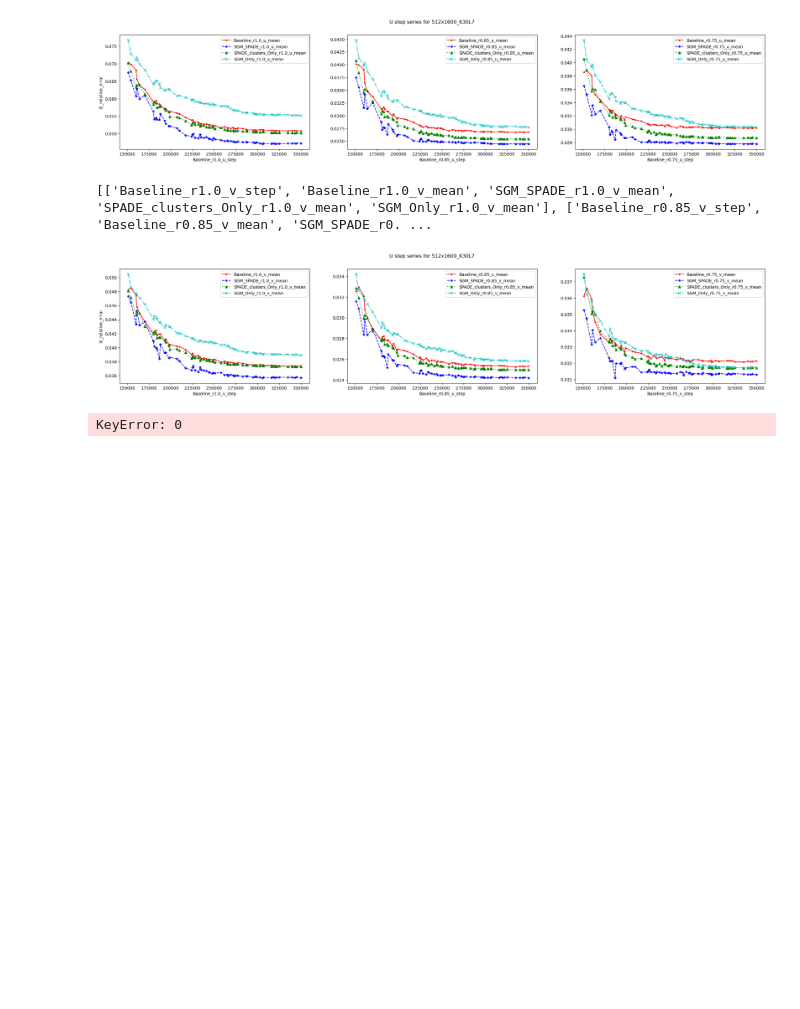
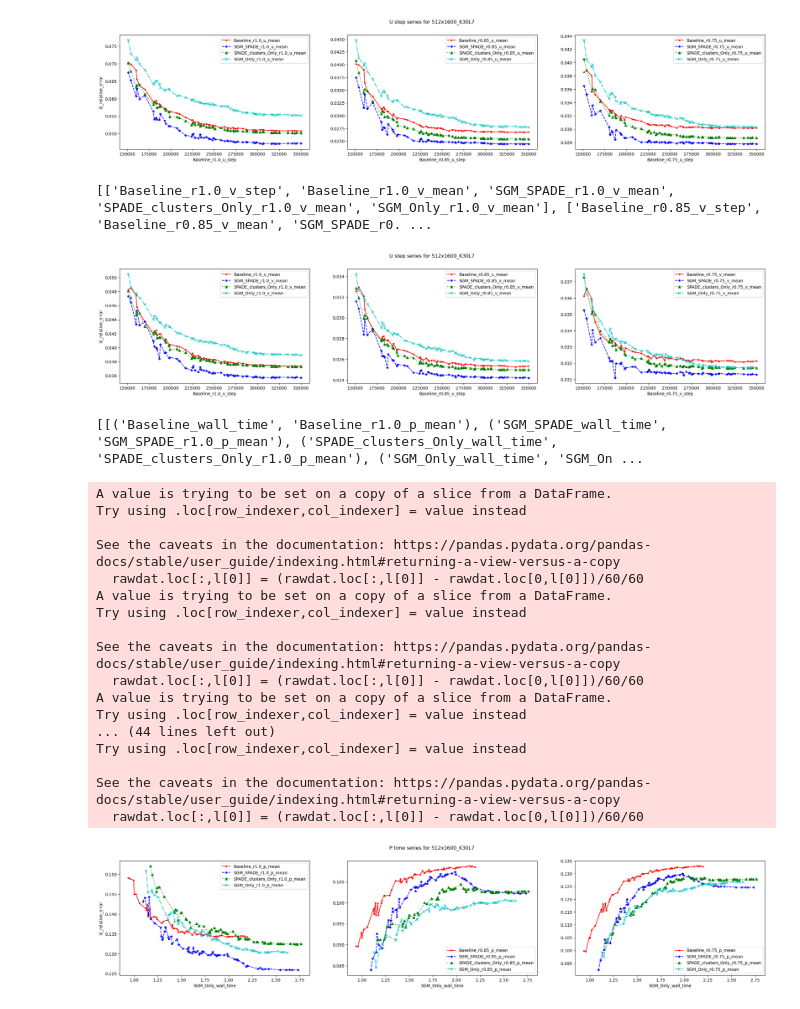
Before and after one commit to janticev/tensorboard-aggregator-modulus22, a Jupyter notebook: datagrabbing.ipynb, the cells around one changed output. Drawn from its saved outputs; the diff is of its cells as text; code cells hidden in the pictures; blank space fills up the shorter version.

Commit message:
Desktop_time_grapphs

```diff
--- a/datagrabbing.ipynb
+++ b/datagrabbing.ipynb
@@ -177,20 +177,58 @@ for i in range(len(dataframes)):
 [['Baseline_r1.0_v_step', 'Baseline_r1.0_v_mean', 'SGM_SPADE_r1.0_v_mean', 'SPADE_clusters_Only_r1.0_v_mean', 'SGM_Only_r1.0_v_mean'], ['Baseline_r0.85_v_step', 'Baseline_r0.85_v_mean', 'SGM_SPADE_r0. ...
 [figure]
 # %%
-#save new DF for convenience
-#new_df.to_csv(f'C:\\Users\\John Anticev\\OneDrive - stevens.edu\\SIMNET\\{folder}\\output.csv')
-import matplotlib.pyplot as plt
-rawdat = dataframes[0][['SGM_SPADE_validator_2_p_step','SGM_SPADE_wall_time','test_wall_time',
-                        'SGM_SPADE_validator_2_p_mean','test_validator_2_p_mean']
-              ][dataframes[0]['SGM_SPADE_validator_2_p_step'] >= 150000]
-rawdat.loc[:,'SGM_SPADE_wall_time'] = (rawdat.loc[:,'SGM_SPADE_wall_time'] - rawdat.loc[0,'SGM_SPADE_wall_time'])/60/60
-rawdat.loc[:,'test_wall_time'] = (rawdat.loc[:,'test_wall_time'] - rawdat.loc[0,'test_wall_time'])/60/60
-#.plot(x='SGM_SPADE_validator_2_p_step', y = 'SGM_SPADE_validator_2_p_mean')
+#plot time series p
+plotVar = 'p'
+plotVars_p_allValidators = [[(f'{i}_wall_time',f'{i}_{j}_{plotVar}_mean') for i in subfolders] for j in validatorsRename.values()]
+print(plotVars_p_allValidators)
+stepFilter = dataframes[0][f'Baseline_r1.0_{plotVar}_step'] >= 150000
+def set_cycler(ax):
+    ax.set_prop_cycle(plt.cycler('color', ['r', 'b', 'g', 'c'])+
+                      plt.cycler('linestyle', ['-','--',':','-.'])+
+                      plt.cycler('marker', ['.','*','^','x']))
+#set plotVar to uppercase
+for i in range(len(dataframes)):
+    fig, axes = plt.subplots(nrows=1, ncols=3, figsize = (28,5))
+    fig.suptitle(f'{str.upper(plotVar)} time series for {agNames[i]}')
+    axes[0].set_ylabel('l2_relative_error')
+    for k,j in enumerate(plotVars_p_allValidators):
+        set_cycler(axes[k])
+        for l in j:
+            rawdat = dataframes[i][list(l)]
+            rawdat.loc[:,l[0]] = (rawdat.loc[:,l[0]] - rawdat.loc[0,l[0]])/60/60
+            rawdat[rawdat[l[0]] >= 1.2].plot(x=l[0],y=l[1],ax=axes[k])
 
-#[dataframes[0]['SGM_SPADE_validator_3_p_step'] >= 150000]
 
-ax = rawdat.plot(x='SGM_SPADE_wall_time', y = 'SGM_SPADE_validator_2_p_mean')
-rawdat.plot(x='test_wall_time', y = 'test_validator_2_p_mean', ax=ax)
-plt.show()
+# import matplotlib.pyplot as plt
+# rawdat = dataframes[0][['SGM_SPADE_validator_2_p_step','SGM_SPADE_wall_time','test_wall_time',
+#                         'SGM_SPADE_validator_2_p_mean','test_validator_2_p_mean']
+#               ][dataframes[0]['SGM_SPADE_validator_2_p_step'] >= 150000]
+# rawdat.loc[:,'SGM_SPADE_wall_time'] = (rawdat.loc[:,'SGM_SPADE_wall_time'] - rawdat.loc[0,'SGM_SPADE_wall_time'])/60/60
+# rawdat.loc[:,'test_wall_time'] = (rawdat.loc[:,'test_wall_time'] - rawdat.loc[0,'test_wall_time'])/60/60
+# #.plot(x='SGM_SPADE_validator_2_p_step', y = 'SGM_SPADE_validator_2_p_mean')
+
+# #[dataframes[0]['SGM_SPADE_validator_3_p_step'] >= 150000]
+
+# ax = rawdat.plot(x='SGM_SPADE_wall_time', y = 'SGM_SPADE_validator_2_p_mean')
+# rawdat.plot(x='test_wall_time', y = 'test_validator_2_p_mean', ax=ax)
+# plt.show()
 # %% [output]
-KeyError: 0
+[[('Baseline_wall_time', 'Baseline_r1.0_p_mean'), ('SGM_SPADE_wall_time', 'SGM_SPADE_r1.0_p_mean'), ('SPADE_clusters_Only_wall_time', 'SPADE_clusters_Only_r1.0_p_mean'), ('SGM_Only_wall_time', 'SGM_On ...
+A value is trying to be set on a copy of a slice from a DataFrame.
+Try using .loc[row_indexer,col_indexer] = value instead
+
+See the caveats in the documentation: https://pandas.pydata.org/pandas-docs/stable/user_guide/indexing.html#returning-a-view-versus-a-copy
+  rawdat.loc[:,l[0]] = (rawdat.loc[:,l[0]] - rawdat.loc[0,l[0]])/60/60
+A value is trying to be set on a copy of a slice from a DataFrame.
+Try using .loc[row_indexer,col_indexer] = value instead
+
+See the caveats in the documentation: https://pandas.pydata.org/pandas-docs/stable/user_guide/indexing.html#returning-a-view-versus-a-copy
+  rawdat.loc[:,l[0]] = (rawdat.loc[:,l[0]] - rawdat.loc[0,l[0]])/60/60
+A value is trying to be set on a copy of a slice from a DataFrame.
+Try using .loc[row_indexer,col_indexer] = value instead
+... (44 lines left out)
+Try using .loc[row_indexer,col_indexer] = value instead
+
+See the caveats in the documentation: https://pandas.pydata.org/pandas-docs/stable/user_guide/indexing.html#returning-a-view-versus-a-copy
+  rawdat.loc[:,l[0]] = (rawdat.loc[:,l[0]] - rawdat.loc[0,l[0]])/60/60
+[figure, added]
```
